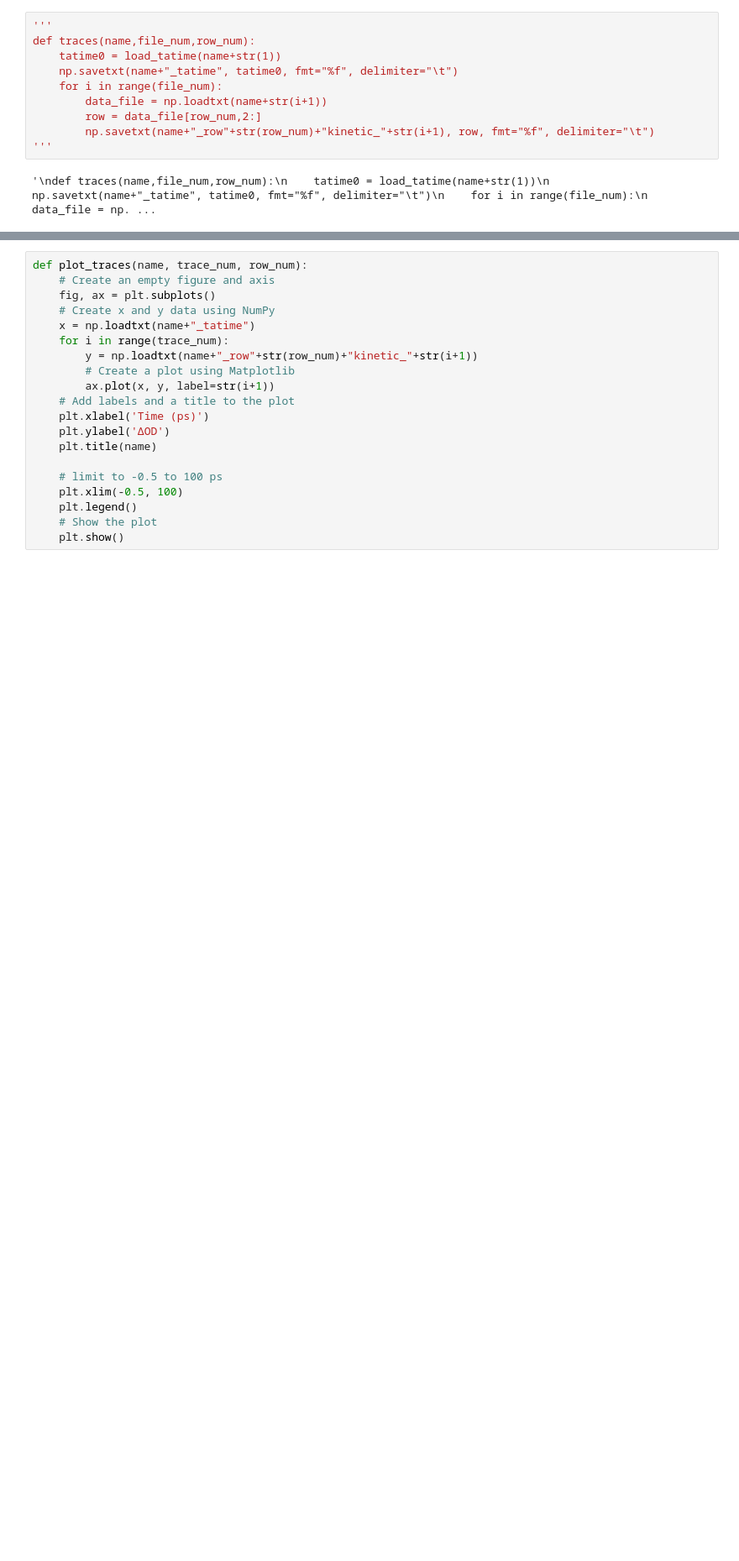
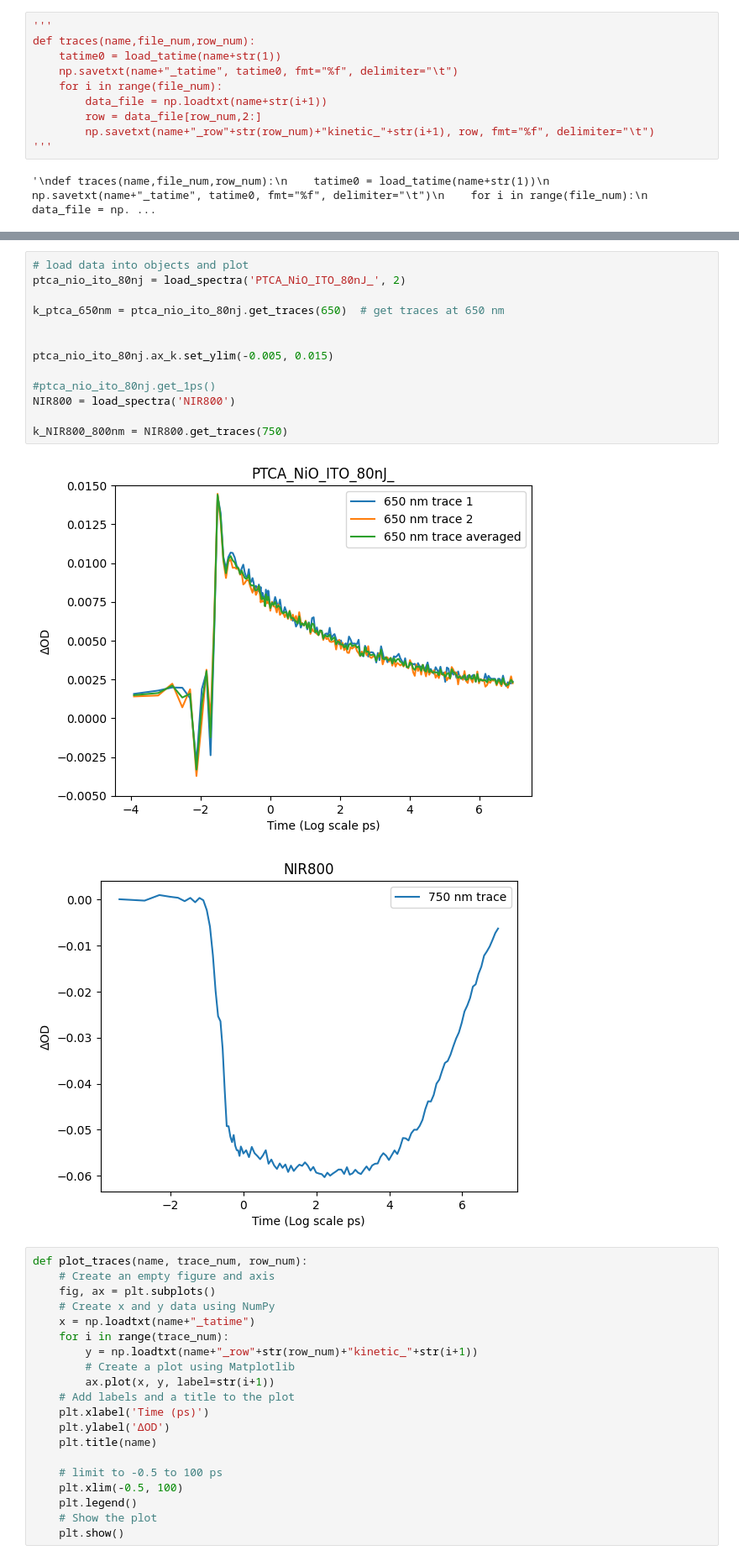
Before and after one commit to Alchemist-Aloha/TA_Analyzer, a Jupyter notebook: Analysis.ipynb, the cells around one changed output, grey strips where cells are left out. Shown: that part at 84% size. Cells and saved outputs as stored; diff of their text form; blank space fills up the shorter version.

```diff
--- a/Analysis.ipynb
+++ b/Analysis.ipynb
@@ -875,3 +886,19 @@ nio_ito_80nj.ax_k.set_ylim(-0.005, 0.005)
+# %%
+# load data into objects and plot
+ptca_nio_ito_80nj = load_spectra('PTCA_NiO_ITO_80nJ_', 2)
+
+k_ptca_650nm = ptca_nio_ito_80nj.get_traces(650)  # get traces at 650 nm
+
+
+ptca_nio_ito_80nj.ax_k.set_ylim(-0.005, 0.015)
+
+#ptca_nio_ito_80nj.get_1ps()
+NIR800 = load_spectra('NIR800')
+
+k_NIR800_800nm = NIR800.get_traces(750)
+# %% [output]
+[figure, added]
+[figure, added]
 # %%
 def plot_traces(name, trace_num, row_num):
     # Create an empty figure and axis
```
Also changed, not shown: parts of 6 cells of this notebook.
